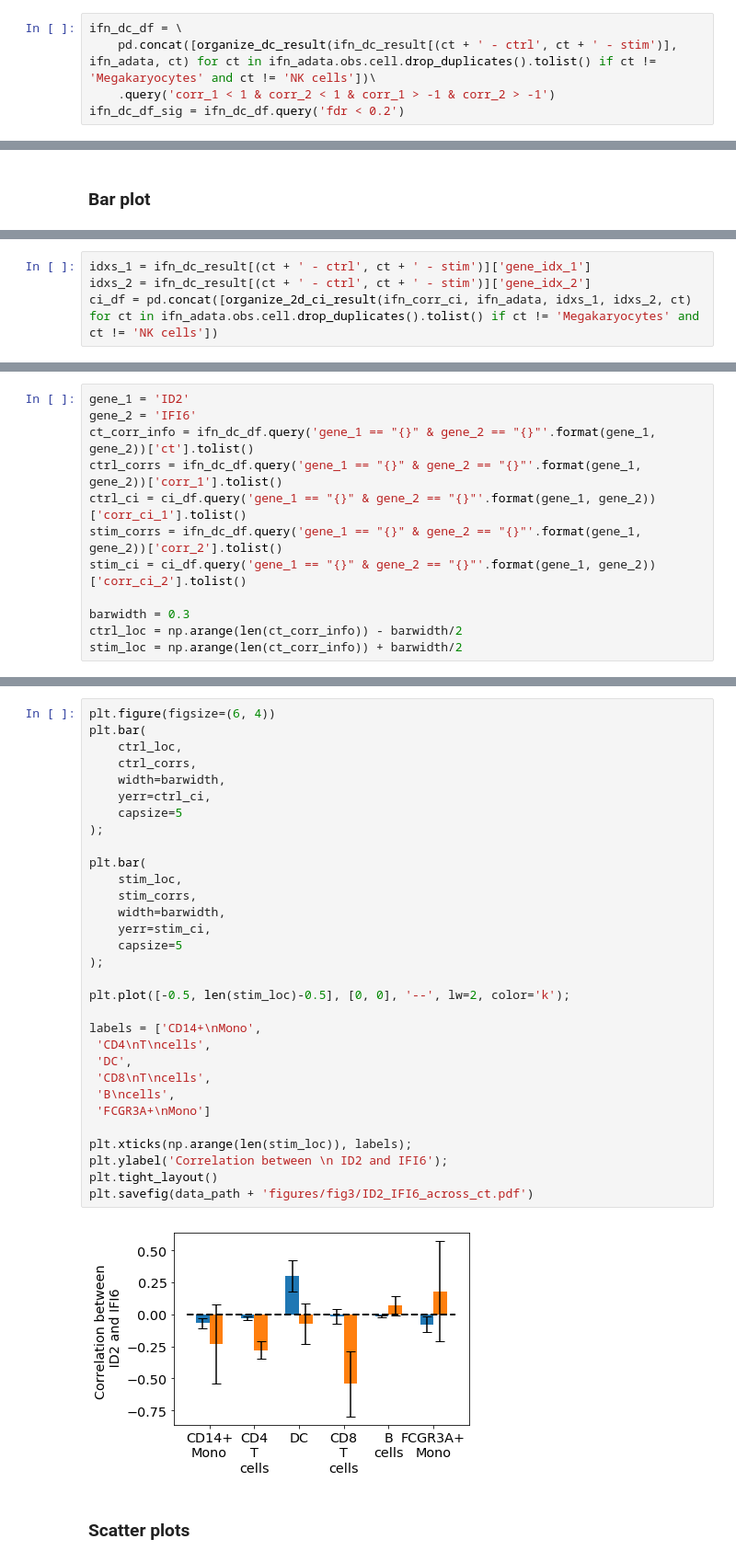
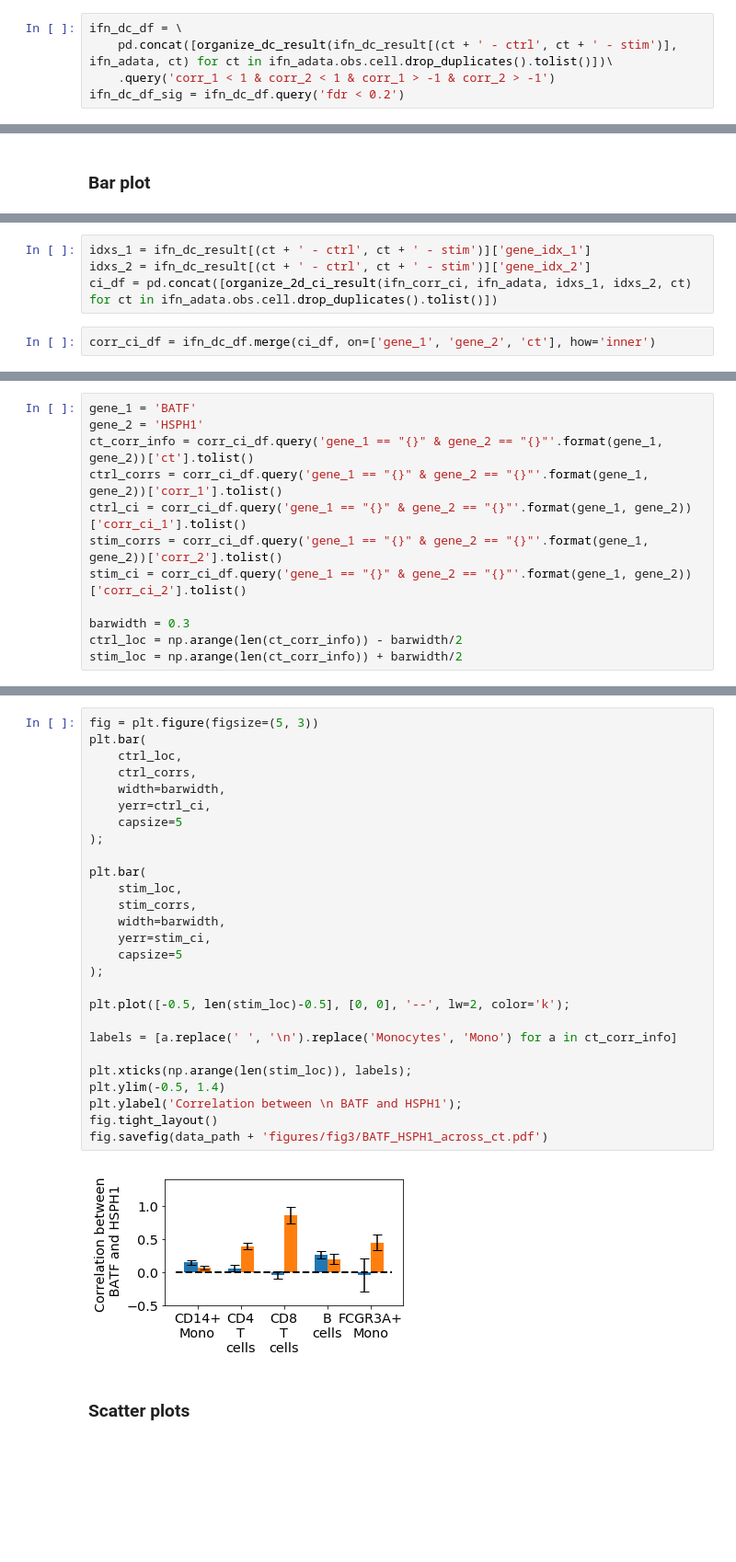
Before and after one commit to yelabucsf/scrna-parameter-estimation, a Jupyter notebook: examples/interferon_stimulation/interferon_2d_analysis.ipynb, the cells around one changed output, grey strips where cells are left out. Shown at 92% size. Drawn from its saved outputs; the diff is of its cells as text; blank space fills up the shorter version.

```diff
--- a/examples/interferon_stimulation/interferon_2d_analysis.ipynb
+++ b/examples/interferon_stimulation/interferon_2d_analysis.ipynb
@@ -127,6 +127,6 @@ organize_2d_ci_result(ifn_corr_ci, ifn_adata, idxs_1, idxs_2, ct).head(5)
 # %%
 ifn_dc_df = \
-    pd.concat([organize_dc_result(ifn_dc_result[(ct + ' - ctrl', ct + ' - stim')], ifn_adata, ct) for ct in ifn_adata.obs.cell.drop_duplicates().tolist() if ct != 'Megakaryocytes' and ct != 'NK cells'])\
+    pd.concat([organize_dc_result(ifn_dc_result[(ct + ' - ctrl', ct + ' - stim')], ifn_adata, ct) for ct in ifn_adata.obs.cell.drop_duplicates().tolist()])\
     .query('corr_1 < 1 & corr_2 < 1 & corr_1 > -1 & corr_2 > -1')
 ifn_dc_df_sig = ifn_dc_df.query('fdr < 0.2')
 # %%
@@ -158,4 +163,6 @@ ifn_dc_df.query('gene_1 == "ID2" & gene_2 == "IFI6"')
 # %%
 idxs_1 = ifn_dc_result[(ct + ' - ctrl', ct + ' - stim')]['gene_idx_1']
 idxs_2 = ifn_dc_result[(ct + ' - ctrl', ct + ' - stim')]['gene_idx_2']
-ci_df = pd.concat([organize_2d_ci_result(ifn_corr_ci, ifn_adata, idxs_1, idxs_2, ct) for ct in ifn_adata.obs.cell.drop_duplicates().tolist() if ct != 'Megakaryocytes' and ct != 'NK cells'])
+ci_df = pd.concat([organize_2d_ci_result(ifn_corr_ci, ifn_adata, idxs_1, idxs_2, ct) for ct in ifn_adata.obs.cell.drop_duplicates().tolist()])
+# %%
+corr_ci_df = ifn_dc_df.merge(ci_df, on=['gene_1', 'gene_2', 'ct'], how='inner')
@@ -162,11 +178,11 @@ ci_df = pd.concat([organize_2d_ci_result(ifn_corr_ci, ifn_adata, idxs_1, idxs_2,
 # %%
-gene_1 = 'ID2'
-gene_2 = 'IFI6'
-ct_corr_info = ifn_dc_df.query('gene_1 == "{}" & gene_2 == "{}"'.format(gene_1, gene_2))['ct'].tolist()
-ctrl_corrs = ifn_dc_df.query('gene_1 == "{}" & gene_2 == "{}"'.format(gene_1, gene_2))['corr_1'].tolist()
-ctrl_ci = ci_df.query('gene_1 == "{}" & gene_2 == "{}"'.format(gene_1, gene_2))['corr_ci_1'].tolist()
-stim_corrs = ifn_dc_df.query('gene_1 == "{}" & gene_2 == "{}"'.format(gene_1, gene_2))['corr_2'].tolist()
-stim_ci = ci_df.query('gene_1 == "{}" & gene_2 == "{}"'.format(gene_1, gene_2))['corr_ci_2'].tolist()
+gene_1 = 'BATF'
+gene_2 = 'HSPH1'
+ct_corr_info = corr_ci_df.query('gene_1 == "{}" & gene_2 == "{}"'.format(gene_1, gene_2))['ct'].tolist()
+ctrl_corrs = corr_ci_df.query('gene_1 == "{}" & gene_2 == "{}"'.format(gene_1, gene_2))['corr_1'].tolist()
+ctrl_ci = corr_ci_df.query('gene_1 == "{}" & gene_2 == "{}"'.format(gene_1, gene_2))['corr_ci_1'].tolist()
+stim_corrs = corr_ci_df.query('gene_1 == "{}" & gene_2 == "{}"'.format(gene_1, gene_2))['corr_2'].tolist()
+stim_ci = corr_ci_df.query('gene_1 == "{}" & gene_2 == "{}"'.format(gene_1, gene_2))['corr_ci_2'].tolist()
 
 barwidth = 0.3
 ctrl_loc = np.arange(len(ct_corr_info)) - barwidth/2
@@ -174,36 +198,32 @@ stim_loc = np.arange(len(ct_corr_info)) + barwidth/2
 # %%
-plt.figure(figsize=(6, 4))
+fig = plt.figure(figsize=(5, 3))
 plt.bar(
     ctrl_loc,
     ctrl_corrs,
     width=barwidth,
     yerr=ctrl_ci,
     capsize=5
 );
 
 plt.bar(
     stim_loc,
     stim_corrs,
     width=barwidth,
     yerr=stim_ci,
     capsize=5
 );
 
 plt.plot([-0.5, len(stim_loc)-0.5], [0, 0], '--', lw=2, color='k');
 
-labels = ['CD14+\nMono',
- 'CD4\nT\ncells',
- 'DC',
- 'CD8\nT\ncells',
- 'B\ncells',
- 'FCGR3A+\nMono']
+labels = [a.replace(' ', '\n').replace('Monocytes', 'Mono') for a in ct_corr_info]
 
 plt.xticks(np.arange(len(stim_loc)), labels);
-plt.ylabel('Correlation between \n ID2 and IFI6');
-plt.tight_layout()
-plt.savefig(data_path + 'figures/fig3/ID2_IFI6_across_ct.pdf')
+plt.ylim(-0.5, 1.4)
+plt.ylabel('Correlation between \n BATF and HSPH1');
+fig.tight_layout()
+fig.savefig(data_path + 'figures/fig3/BATF_HSPH1_across_ct.pdf')
 # %% [output]
-[figure, old version]
+[figure, new version]
 # %% [markdown]
 ### Scatter plots
 # %%
```
Also changed, not shown: parts of 15 cells of this notebook, 4 other files.
